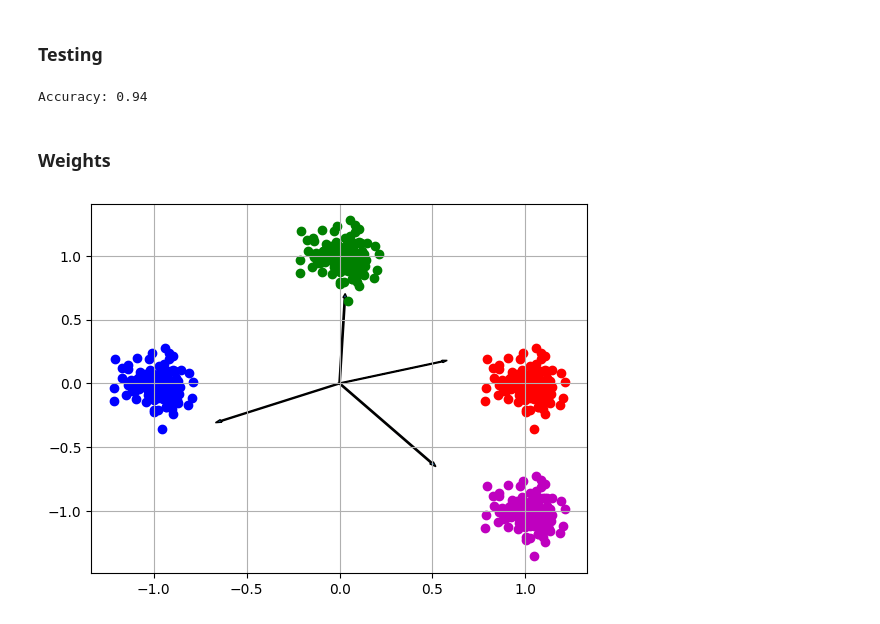
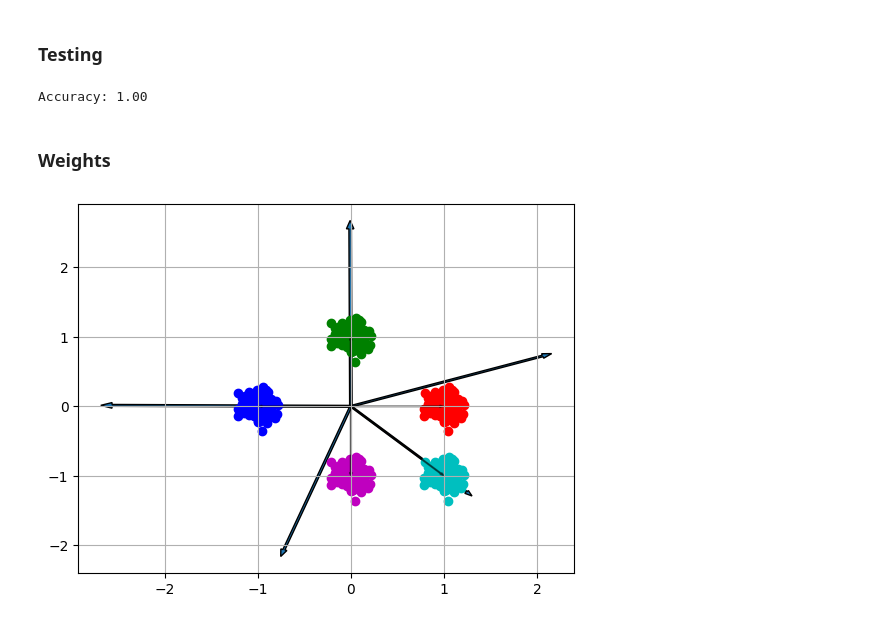
Before and after one commit to Dalsaetra/unitary_memory_indexing_recreated, a Jupyter notebook: notebooks/main.ipynb, the cells around one changed output. Saved outputs shown, nothing was run; the diff lists cells and outputs as text; code cells hidden in the pictures.

```diff
--- a/notebooks/main.ipynb
+++ b/notebooks/main.ipynb
@@ -61,8 +62,33 @@ def data_gen_as(n_cat,n_p,scale=1):
         data[i*n_p:(i+1)*n_p] = scatter
         labels[i*n_p:(i+1)*n_p] = i
     return centers,data,labels
+# %%
+# Asymmetric data
+def data_gen_as_extra(n_cat,n_p,scale=1):
+    """Generate clusters of points around uniformly spaced points around origin in 2D
+    as_extra: 4 + 1 asymmetric clusters
+
+    Arguments:
+        n_cat -- Number of categories
+        n_p -- Number of points PER CATEGORY
+
+    Returns:
+        Array of cluster centers, array of all 2D datapoints, array of all corresponding labels to datapoints
+    """
+    n_sym = n_cat-1 # Number of symmetric clusters
+    n_tot = n_cat*n_p # Total number of datapoints
+    centers = np.array([[scale*np.cos(t*2*np.pi/n_sym),scale*np.sin(t*2*np.pi/n_sym)] for t in range(n_sym)]) # Generate centers uniformly around the origin
+    centers = np.concatenate((centers,[[1,-1]]),axis=0)
+    data = np.zeros((n_tot,2))
+    labels = np.zeros(n_tot)
+    for i in range(n_cat):
+        np.random.seed(seed=seed)
+        scatter = np.random.normal(loc=centers[i],scale=.1, size=(n_p,2))
+        data[i*n_p:(i+1)*n_p] = scatter
+        labels[i*n_p:(i+1)*n_p] = i
+    return centers,data,labels
 # %%
-n_categories = 4
+n_categories = 5
 n_p = 128 # points_per_category
 # centers,data,labels = data_gen(n_categories,n_p,scale=1)
-centers,data,labels = data_gen_as(n_categories,n_p,scale=1)
+centers,data,labels = data_gen_as_extra(n_categories,n_p,scale=1)
@@ -105,7 +135,8 @@ training_loader = torch.utils.data.DataLoader(training_data, batch_size=BATCH_SI
 # %% [markdown]
 ### Create model
 # %%
-model = UMI_SVB(2,n_categories,lr=1e-3)
+# model = UMI_SVB_soft(2,n_categories,lr=1e-3)
+model = UMI_L2(2,n_categories,lr=1e-3)
 
 summary(model,input_size=(1,2))
 # %% [output]
@@ -174,7 +205,7 @@ plt.plot(epoch_data_avgd,loss_data_avgd)
 # %% [markdown]
 ### Testing
 # %%
-t_centers, test_data, test_labels = data_gen_as(n_categories,512)
+t_centers, test_data, test_labels = data_gen_as_extra(n_categories,512)
 test_set = ScatterData(test_data,test_labels,n_categories)
 
 acc_tot = 0
@@ -184,29 +215,30 @@ for xs, ys in test_set:
     if yhat == ys:
         acc_tot += 1
 
-print(f'Accuracy: {acc_tot/len(test_set):.2f}')
+acc = acc_tot/len(test_set)
+print(f'Accuracy: {acc:.2f}')
 # %% [output]
-Accuracy: 0.94
+Accuracy: 1.00
 # %% [markdown]
 ### Weights
 # %%
 for param in model.parameters():
     w = param
 
 w_np = w.detach().numpy()
 
 for w in w_np:
     w_len = np.linalg.norm(w)
     width = 0.01*w_len
     plt.arrow(0,0,w[0],w[1],length_includes_head=True,width=width)
 
 for col,center,i in zip(colors,centers,range(n_categories)):
     plt.scatter(data[i*n_p:(i+1)*n_p,0],data[i*n_p:(i+1)*n_p,1],color=col)
-    # plt.arrow(0,0,center[0],center[1],length_includes_head=True,width=0.01,color=(0,0,0,0.5))
+    plt.arrow(0,0,center[0],center[1],length_includes_head=True,width=0.01,color=(0,0,0,0.5))
 
 plt.grid()
 # %% [output]
-[figure, old version]
+[figure, new version]
 # %%
 w_his = np.array(w_his)
 
```
Also changed, not shown: parts of 7 cells of this notebook.
